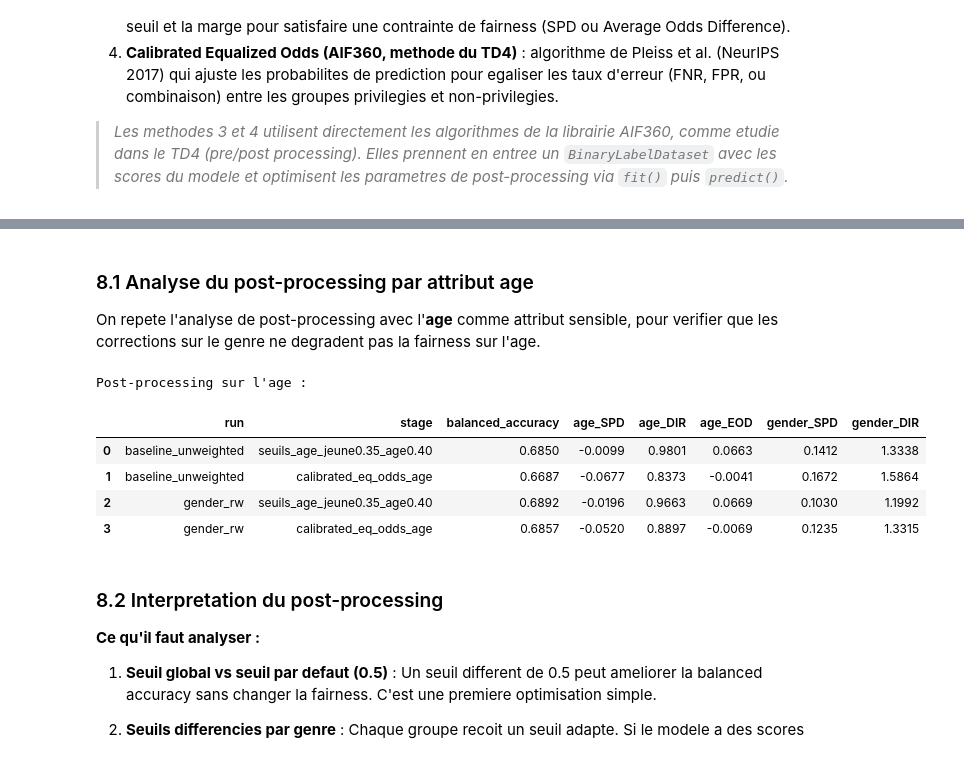
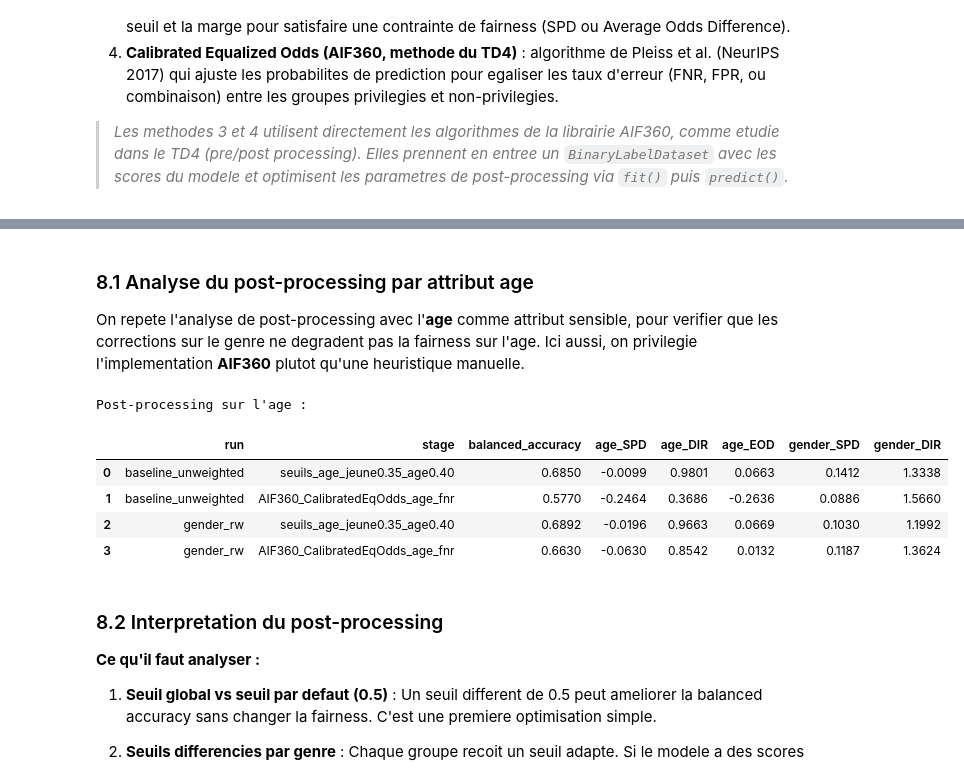
Before and after one commit to reina-m/Fairness, a Jupyter notebook: Projet_final.ipynb, the cells around one changed output, grey strips where cells are left out. Saved outputs shown, nothing was run; the diff lists cells and outputs as text; code cells hidden in the pictures.

```diff
--- a/Projet_final.ipynb
+++ b/Projet_final.ipynb
@@ -114,7 +99,7 @@ LOG_ROOT = NOTEBOOK_DIR / 'expe_log'
 # --- Flags d'execution ---
 # Mettre RUN_TRAINING = True pour lancer les entrainements (~20-60 min chacun)
 # Mettre FORCE_RETRAIN = True pour re-entrainer meme si un checkpoint existe deja
-RUN_TRAINING = True
+RUN_TRAINING = False
 FORCE_RETRAIN = False
 MAX_EPOCHS = 25
 
@@ -1875,6 +1761,7 @@ if search_tables:
 
 On repete l'analyse de post-processing avec l'**age** comme attribut sensible,
 pour verifier que les corrections sur le genre ne degradent pas la fairness sur l'age.
+Ici aussi, on privilegie l'implementation **AIF360** plutot qu'une heuristique manuelle.
 # %%
 # Post-processing sur l'age (en complement du genre)
 post_rows_age = []
@@ -1883,43 +1770,50 @@ if not raw_results_df.empty:
     for run_name in candidate_runs:
         if run_name not in available_predictions:
             continue
         df_eval = prepare_prediction_frame(available_predictions[run_name])
         df_eval = df_eval[df_eval['train_valid'] == VALID_SPLIT_NAME].copy()
 
         # Seuils par groupe d'age
         age_group_table = search_group_thresholds(df_eval, group_col='age_binary')
         best_age = age_group_table.iloc[0]
         age_pred = apply_group_thresholds(
             df_eval['score_malade'], df_eval['age_binary'],
             {0: best_age['threshold_F'], 1: best_age['threshold_M']},
         )
         post_rows_age.append(evaluate_run(
             available_predictions[run_name], run_name,
             stage=f"seuils_age_jeune{best_age['threshold_F']:.2f}_age{best_age['threshold_M']:.2f}",
             y_pred_override=age_pred,
         ))
 
-        # Calibrated Equalized Odds sur l'age
-        ceqo_age_pred = apply_calibrated_eq_odds(df_eval, group_col='age_binary')
-        post_rows_age.append(evaluate_run(
-            available_predictions[run_name], run_name,
-            stage='calibrated_eq_odds_age',
-            y_pred_override=ceqo_age_pred,
-        ))
+        # Calibrated Equalized Odds sur l'age via AIF360
+        try:
+            ceqo_age_pred, _ = apply_aif360_calibrated_eq_odds(
+                df_eval, protected_col='age_binary',
+                privileged_value=PRIVILEGED_AGE,
+                cost_constraint='fnr',
+            )
+            post_rows_age.append(evaluate_run(
+                available_predictions[run_name], run_name,
+                stage='AIF360_CalibratedEqOdds_age_fnr',
+                y_pred_override=ceqo_age_pred,
+            ))
+        except Exception as e:
+            print(f"  Erreur CalibratedEqOdds age (fnr) : {e}")
 
     if post_rows_age:
         post_age_df = pd.DataFrame(post_rows_age)
         print('Post-processing sur l\'age :')
         display(post_age_df[['run', 'stage', 'balanced_accuracy',
                              'age_SPD', 'age_DIR', 'age_EOD',
                              'gender_SPD', 'gender_DIR']].round(4))
 # %% [output]
 Post-processing sur l'age :
 |  | run | stage | balanced_accuracy | age_SPD | age_DIR | age_EOD | gender_SPD | gender_DIR |
 | 0 | baseline_unweighted | seuils_age_jeune0.35_age0.40 | 0.6850 | -0.0099 | 0.9801 | 0.0663 | 0.1412 | 1.3338 |
-| 1 | baseline_unweighted | calibrated_eq_odds_age | 0.6687 | -0.0677 | 0.8373 | -0.0041 | 0.1672 | 1.5864 |
+| 1 | baseline_unweighted | AIF360_CalibratedEqOdds_age_fnr | 0.5770 | -0.2464 | 0.3686 | -0.2636 | 0.0886 | 1.5660 |
 | 2 | gender_rw | seuils_age_jeune0.35_age0.40 | 0.6892 | -0.0196 | 0.9663 | 0.0669 | 0.1030 | 1.1992 |
-| 3 | gender_rw | calibrated_eq_odds_age | 0.6857 | -0.0520 | 0.8897 | -0.0069 | 0.1235 | 1.3315 |
+| 3 | gender_rw | AIF360_CalibratedEqOdds_age_fnr | 0.6630 | -0.0630 | 0.8542 | 0.0132 | 0.1187 | 1.3624 |
 # %% [markdown]
 ### 8.2 Interpretation du post-processing
 
```
Also changed, not shown: parts of 12 cells of this notebook, 8 other files.
